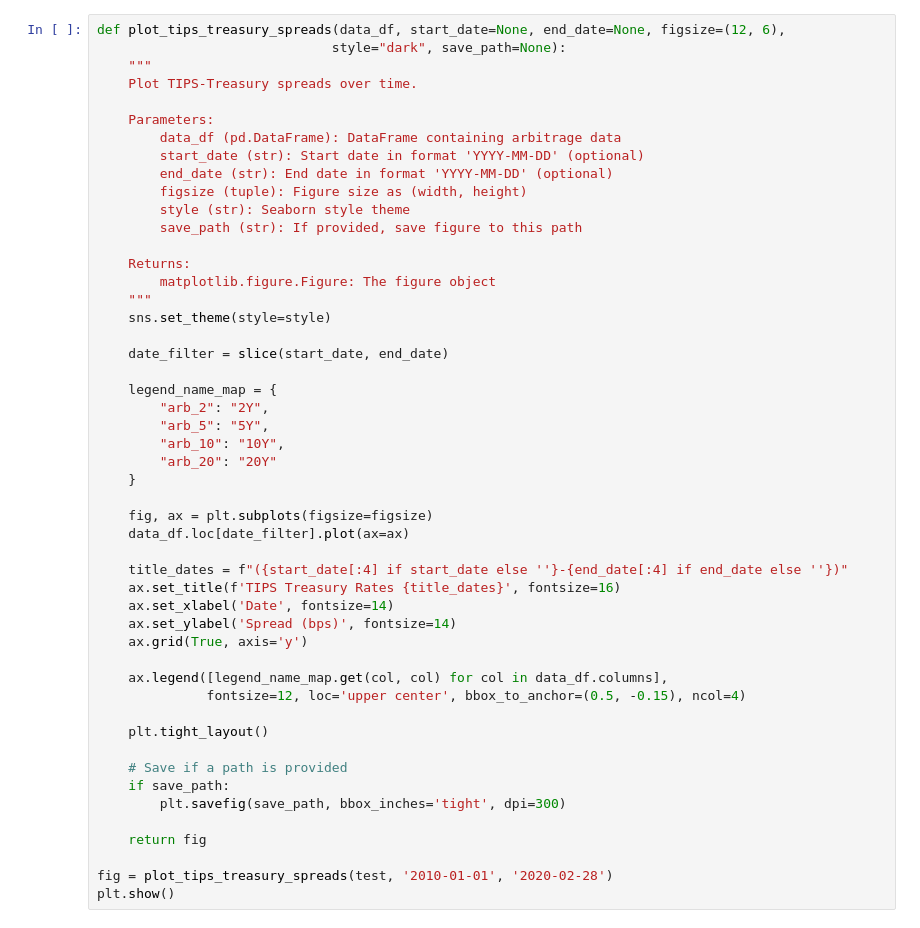
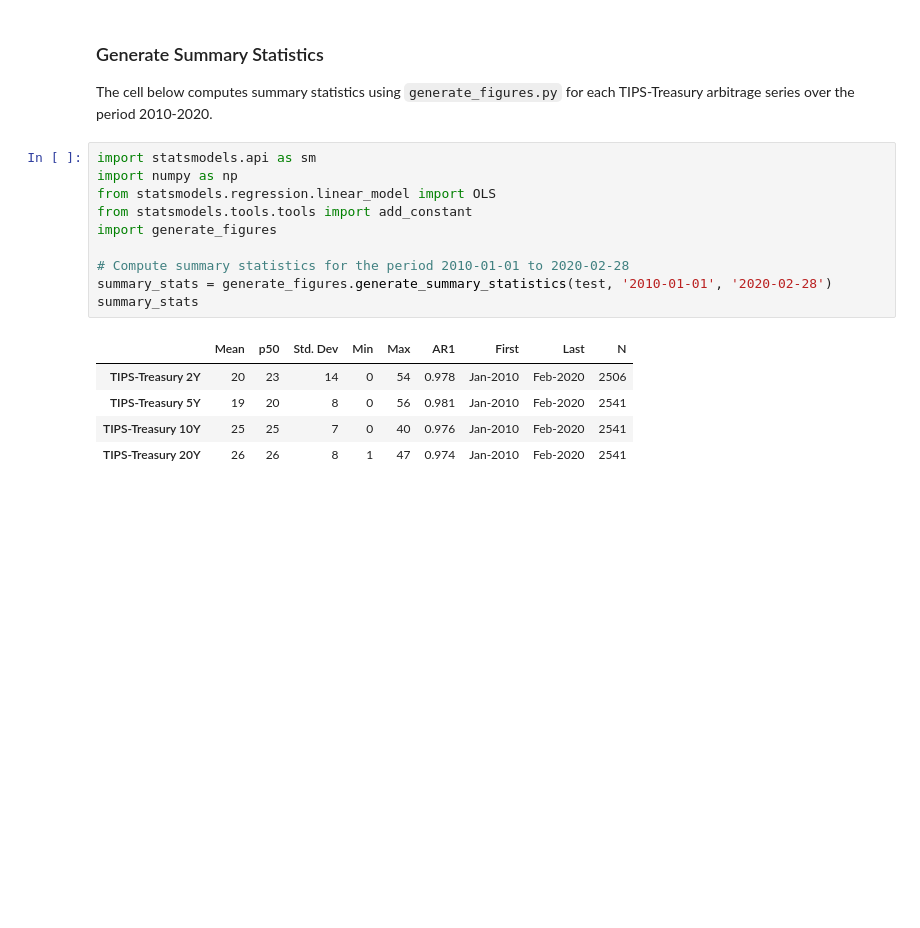
Before and after one commit to jmbejara/p14_tips_treasury_arb, a Jupyter notebook: src/arb_replication.ipynb, the cells around one changed output. Drawn from its saved outputs; the diff is of its cells as text; blank space fills up the shorter version.

```diff
--- a/src/arb_replication.ipynb
+++ b/src/arb_replication.ipynb
@@ -119,50 +93,20 @@ def generate_summary_statistics(test_df, start_date=None, end_date=None):
-# %%
-def plot_tips_treasury_spreads(data_df, start_date=None, end_date=None, figsize=(12, 6),
-                              style="dark", save_path=None):
-    """
-    Plot TIPS-Treasury spreads over time.
-
-    Parameters:
-        data_df (pd.DataFrame): DataFrame containing arbitrage data
-        start_date (str): Start date in format 'YYYY-MM-DD' (optional)
-        end_date (str): End date in format 'YYYY-MM-DD' (optional)
-        figsize (tuple): Figure size as (width, height)
-        style (str): Seaborn style theme
-        save_path (str): If provided, save figure to this path
-
-    Returns:
-        matplotlib.figure.Figure: The figure object
-    """
-    sns.set_theme(style=style)
-
-    date_filter = slice(start_date, end_date)
-
-    legend_name_map = {
-        "arb_2": "2Y",
-        "arb_5": "5Y",
-        "arb_10": "10Y",
-        "arb_20": "20Y"
-    }
-
-    fig, ax = plt.subplots(figsize=figsize)
-    data_df.loc[date_filter].plot(ax=ax)
-
-    title_dates = f"({start_date[:4] if start_date else ''}-{end_date[:4] if end_date else ''})"
-    ax.set_title(f'TIPS Treasury Rates {title_dates}', fontsize=16)
-    ax.set_xlabel('Date', fontsize=14)
-    ax.set_ylabel('Spread (bps)', fontsize=14)
-    ax.grid(True, axis='y')
-
-    ax.legend([legend_name_map.get(col, col) for col in data_df.columns],
-              fontsize=12, loc='upper center', bbox_to_anchor=(0.5, -0.15), ncol=4)
-
-    plt.tight_layout()
-
-    # Save if a path is provided
-    if save_path:
-        plt.savefig(save_path, bbox_inches='tight', dpi=300)
-
-    return fig
-
-fig = plot_tips_treasury_spreads(test, '2010-01-01', '2020-02-28')
-plt.show()
+# %% [markdown]
+### Generate Summary Statistics
+
+The cell below computes summary statistics using `generate_figures.py` for each TIPS-Treasury arbitrage series over the period 2010-2020.
+# %%
+import statsmodels.api as sm
+import numpy as np
+from statsmodels.regression.linear_model import OLS
+from statsmodels.tools.tools import add_constant
+import generate_figures
+
+# Compute summary statistics for the period 2010-01-01 to 2020-02-28
+summary_stats = generate_figures.generate_summary_statistics(test, '2010-01-01', '2020-02-28')
+summary_stats
+# %% [output]
+|  | Mean | p50 | Std. Dev | Min | Max | AR1 | First | Last | N |
+| TIPS-Treasury 2Y | 20 | 23 | 14 | 0 | 54 | 0.978 | Jan-2010 | Feb-2020 | 2506 |
+| TIPS-Treasury 5Y | 19 | 20 | 8 | 0 | 56 | 0.981 | Jan-2010 | Feb-2020 | 2541 |
+| TIPS-Treasury 10Y | 25 | 25 | 7 | 0 | 40 | 0.976 | Jan-2010 | Feb-2020 | 2541 |
+| TIPS-Treasury 20Y | 26 | 26 | 8 | 1 | 47 | 0.974 | Jan-2010 | Feb-2020 | 2541 |
```
Also changed, not shown: parts of 20 cells of this notebook.
